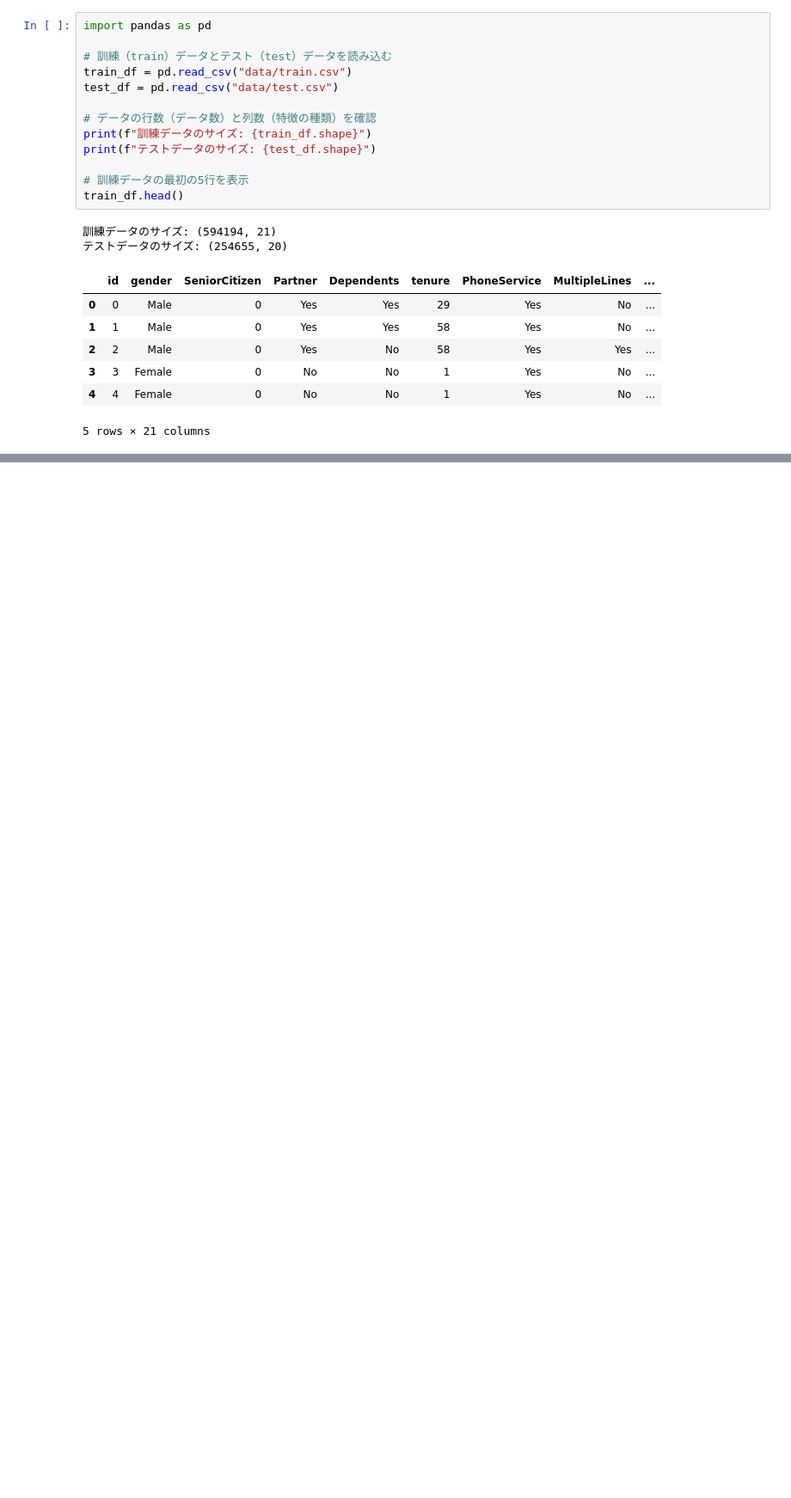
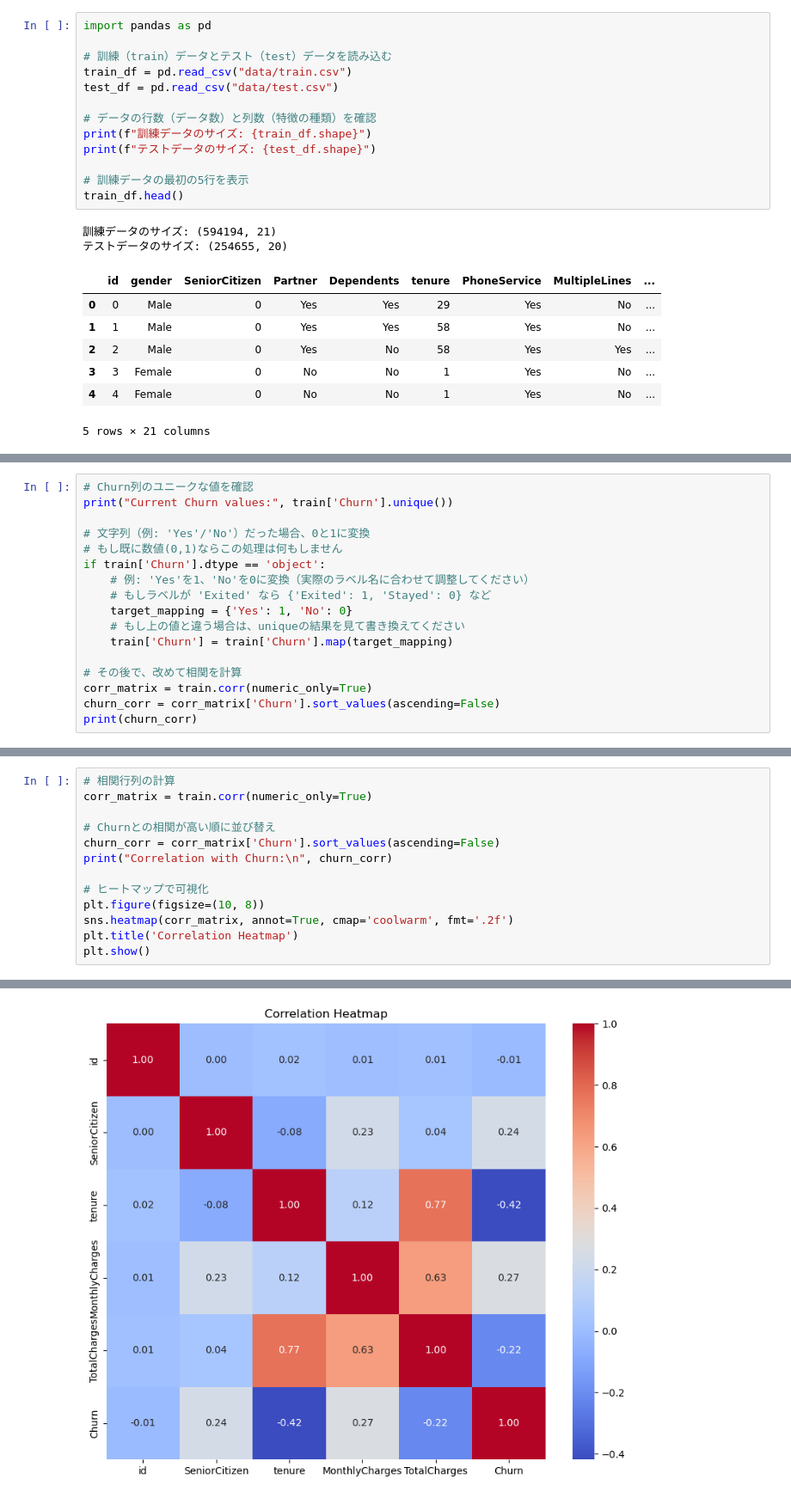
Before and after one commit to TaichiHirose/kaggle_20260304_Predict-Customer-Churn, a Jupyter notebook: main.ipynb, the cells around one changed output, grey strips where cells are left out. Shown at 86% size. Drawn from its saved outputs; the diff is of its cells as text; blank space fills up the shorter version.

```diff
--- a/main.ipynb
+++ b/main.ipynb
@@ -23,0 +86,17 @@ train_df.head()
+# %%
+# Churn列のユニークな値を確認
+print("Current Churn values:", train['Churn'].unique())
+
+# 文字列（例: 'Yes'/'No'）だった場合、0と1に変換
+# もし既に数値(0,1)ならこの処理は何もしません
+if train['Churn'].dtype == 'object':
+    # 例: 'Yes'を1、'No'を0に変換（実際のラベル名に合わせて調整してください）
+    # もしラベルが 'Exited' なら {'Exited': 1, 'Stayed': 0} など
+    target_mapping = {'Yes': 1, 'No': 0}
+    # もし上の値と違う場合は、uniqueの結果を見て書き換えてください
+    train['Churn'] = train['Churn'].map(target_mapping)
+
+# その後で、改めて相関を計算
+corr_matrix = train.corr(numeric_only=True)
+churn_corr = corr_matrix['Churn'].sort_values(ascending=False)
+print(churn_corr)
@@ -23,0 +112,14 @@ train_df.head()
+# %%
+# 相関行列の計算
+corr_matrix = train.corr(numeric_only=True)
+
+# Churnとの相関が高い順に並び替え
+churn_corr = corr_matrix['Churn'].sort_values(ascending=False)
+print("Correlation with Churn:\n", churn_corr)
+
+# ヒートマップで可視化
+plt.figure(figsize=(10, 8))
+sns.heatmap(corr_matrix, annot=True, cmap='coolwarm', fmt='.2f')
+plt.title('Correlation Heatmap')
+plt.show()
+# %% [output]
@@ -23,0 +134 @@ train_df.head()
+[figure, added]
```
Also changed, not shown: parts of 11 cells of this notebook.
